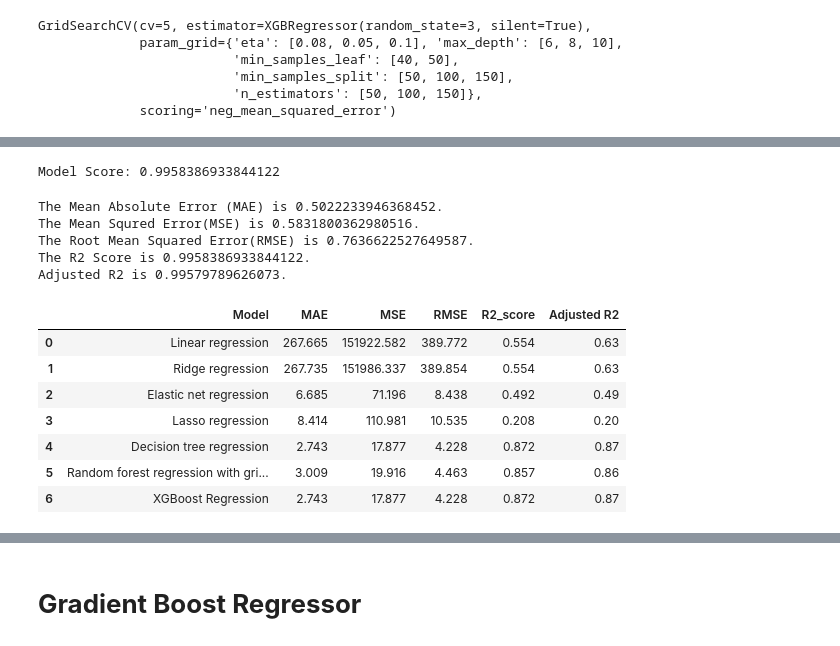
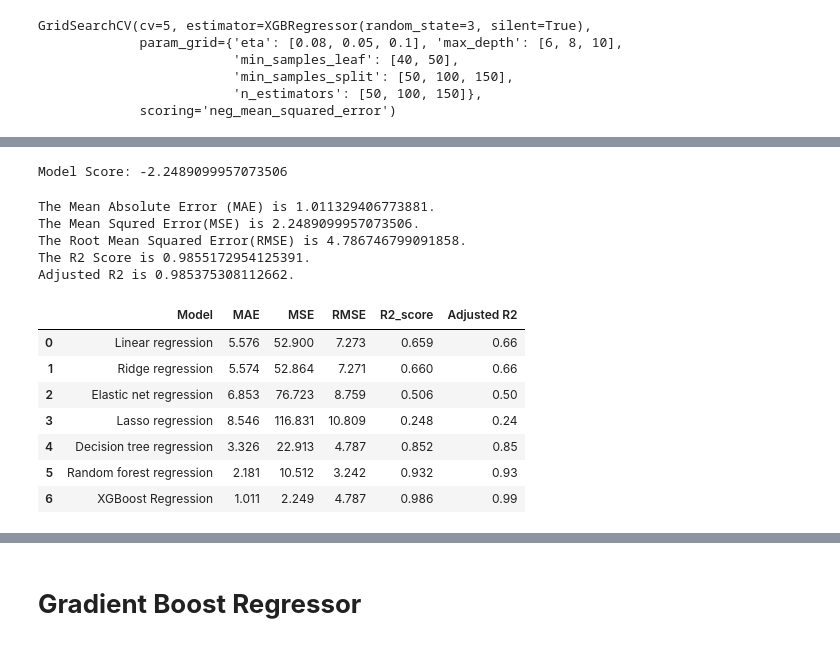
Before and after one commit to kunikagupta27/Seoul-Bike-Sharing-Demand-Prediction, a Jupyter notebook: Bike_Sharing_Demand_Prediction_using_ML_Capstone_Project_II.ipynb, the cells around one changed output, grey strips where cells are left out. Cells and saved outputs as stored; diff of their text form; code cells hidden in the pictures.

```diff
--- a/Bike_Sharing_Demand_Prediction_using_ML_Capstone_Project_II.ipynb
+++ b/Bike_Sharing_Demand_Prediction_using_ML_Capstone_Project_II.ipynb
@@ -1089,6 +1000,6 @@ Adjusted R2 is 0.9038801868487862.
 # %%
 # Storing metrics in a dictionary.
-dict1={'Model':'Random forest regression with gridSearchCV ',
+dict1={'Model':'Random forest regression',
        'MAE':round((MAE_rf),3),
        'MSE':round((MSE_rf),3),
        'RMSE':round((RMSE_rf),3),
@@ -1208,4 +1112,0 @@ regressor=XGBRegressor(eta= 0.08,
-# %%
-# Fitting the model
-
-regressor.fit(X_train,y_train)
@@ -1216,55 +1113,55 @@ XGBRegressor(eta=0.08, max_depth=10, min_samples_leaf=40, min_samples_split=50,
 # %%
 # predict on train data.
-y_pred_train_xgb = regressor.predict(X_train)
+y_pred_train_xgb = xgb.predict(X_train)
 
 # predict on test data.
-y_pred_test_xgb = regressor.predict(X_test)
+y_pred_test_xgb = xgb.predict(X_test)
 # %%
 # calculating model score on train data.
 
-print("Model Score:", regressor.score(X_train,y_train))
+print("Model Score:", xgb.score(X_train,y_train))
 # %% [output]
-Model Score: 0.9958386933844122
+Model Score: -2.2489099957073506
 # %%
 # Evaluation metrics for TRAIN data
 
-MSE_d= mean_squared_error(y_train, y_pred_train_xgb)
-MAE_d= mean_absolute_error(y_train, y_pred_train_xgb)
-RMSE_d=np.sqrt(MSE_d)
-r2_d= r2_score(y_train, y_pred_train_xgb)
-Adjusted_R2_d=(1-(1-r2_score(y_train, y_pred_train_xgb))*((X_test.shape[0]-1)/(X_test.shape[0] - X_test.shape[1]-1)) )
+MSE_xgb= mean_squared_error(y_train, y_pred_train_xgb)
+MAE_xgb= mean_absolute_error(y_train, y_pred_train_xgb)
+RMSE_xgb=np.sqrt(MSE_d)
+r2_xgb= r2_score(y_train, y_pred_train_xgb)
+Adjusted_R2_xgb=(1-(1-r2_score(y_train, y_pred_train_xgb))*((X_test.shape[0]-1)/(X_test.shape[0] - X_test.shape[1]-1)) )
 # %%
-print(f"The Mean Absolute Error (MAE) is {MAE_d}.")
-print(f"The Mean Squred Error(MSE) is {MSE_d}.")
-print(f"The Root Mean Squared Error(RMSE) is {RMSE_d}.")
-print(f"The R2 Score is {r2_d}.")
-print(f"Adjusted R2 is {Adjusted_R2_d}." )
+print(f"The Mean Absolute Error (MAE) is {MAE_xgb}.")
+print(f"The Mean Squred Error(MSE) is {MSE_xgb}.")
+print(f"The Root Mean Squared Error(RMSE) is {RMSE_xgb}.")
+print(f"The R2 Score is {r2_xgb}.")
+print(f"Adjusted R2 is {Adjusted_R2_xgb}." )
 # %% [output]
-The Mean Absolute Error (MAE) is 0.5022233946368452.
-The Mean Squred Error(MSE) is 0.5831800362980516.
-The Root Mean Squared Error(RMSE) is 0.7636622527649587.
-The R2 Score is 0.9958386933844122.
-Adjusted R2 is 0.99579789626073.
+The Mean Absolute Error (MAE) is 1.011329406773881.
+The Mean Squred Error(MSE) is 2.2489099957073506.
+The Root Mean Squared Error(RMSE) is 4.786746799091858.
+The R2 Score is 0.9855172954125391.
+Adjusted R2 is 0.985375308112662.
 # %%
 # storing the train matrics in the train evaluation dataframe
 dict1={'Model':'XGBoost Regression ',
-       'MAE':round((MAE_d),3),
-       'MSE':round((MSE_d),3),
-       'RMSE':round((RMSE_d),3),
-       'R2_score':round((r2_d),3),
-       'Adjusted R2':round((Adjusted_R2_d),2)
+       'MAE':round((MAE_xgb),3),
+       'MSE':round((MSE_xgb),3),
+       'RMSE':round((RMSE_xgb),3),
+       'R2_score':round((r2_xgb),3),
+       'Adjusted R2':round((Adjusted_R2_xgb),2)
       }
 training_df=training_df.append(dict1,ignore_index=True)
 training_df
 # %% [output]
 |  | Model | MAE | MSE | RMSE | R2_score | Adjusted R2 |
-| 0 | Linear regression | 267.665 | 151922.582 | 389.772 | 0.554 | 0.63 |
-| 1 | Ridge regression | 267.735 | 151986.337 | 389.854 | 0.554 | 0.63 |
-| 2 | Elastic net regression | 6.685 | 71.196 | 8.438 | 0.492 | 0.49 |
-| 3 | Lasso regression | 8.414 | 110.981 | 10.535 | 0.208 | 0.20 |
-| 4 | Decision tree regression | 2.743 | 17.877 | 4.228 | 0.872 | 0.87 |
-| 5 | Random forest regression with gri... | 3.009 | 19.916 | 4.463 | 0.857 | 0.86 |
-| 6 | XGBoost Regression | 2.743 | 17.877 | 4.228 | 0.872 | 0.87 |
+| 0 | Linear regression | 5.576 | 52.900 | 7.273 | 0.659 | 0.66 |
+| 1 | Ridge regression | 5.574 | 52.864 | 7.271 | 0.660 | 0.66 |
+| 2 | Elastic net regression | 6.853 | 76.723 | 8.759 | 0.506 | 0.50 |
+| 3 | Lasso regression | 8.546 | 116.831 | 10.809 | 0.248 | 0.24 |
+| 4 | Decision tree regression | 3.326 | 22.913 | 4.787 | 0.852 | 0.85 |
+| 5 | Random forest regression | 2.181 | 10.512 | 3.242 | 0.932 | 0.93 |
+| 6 | XGBoost Regression | 1.011 | 2.249 | 4.787 | 0.986 | 0.99 |
 # %%
 # Evaluation metrics for TEST data
 
```
Also changed, not shown: parts of 82 cells of this notebook.
